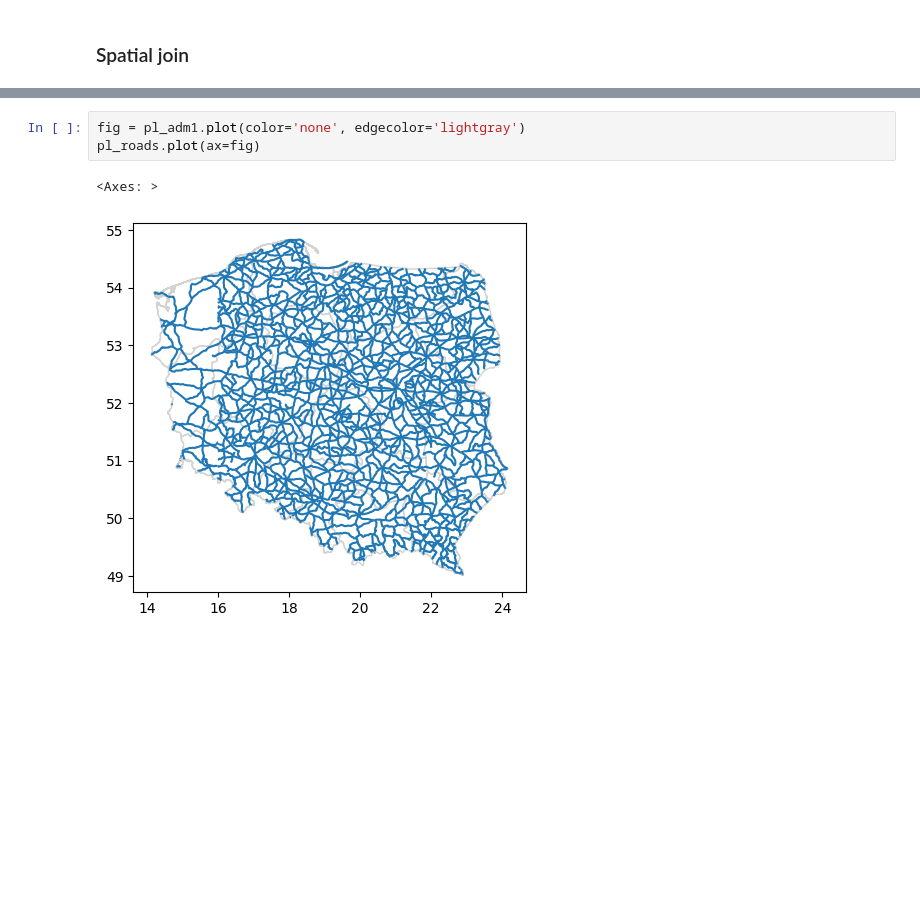
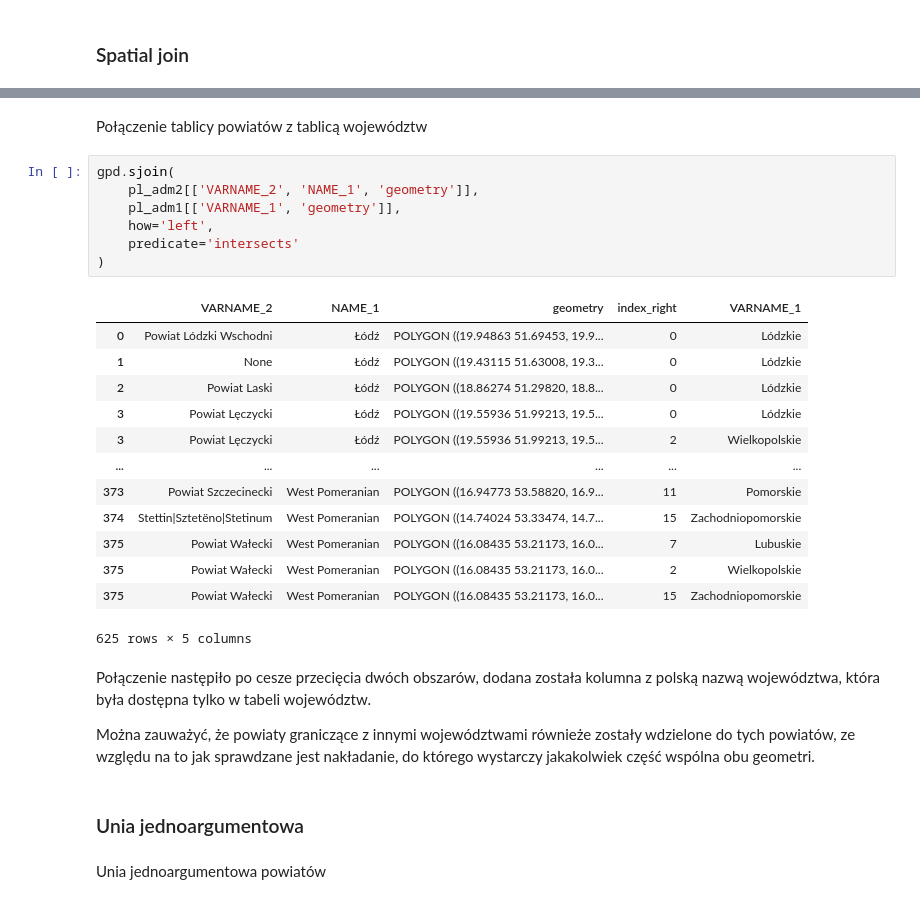
Before and after one commit to Chebawca21/spatial_operations, a Jupyter notebook: test.ipynb, the cells around one changed output, grey strips where cells are left out. Drawn from its saved outputs; the diff is of its cells as text; blank space fills up the shorter version.

```diff
--- a/test.ipynb
+++ b/test.ipynb
@@ -824,6 +881,31 @@ print(f"Is point_out2 in the polygon: {polygon.intersects(point_out2)} \nShould
-# %%
-fig = pl_adm1.plot(color='none', edgecolor='lightgray')
-pl_roads.plot(ax=fig)
-# %% [output]
-<Axes: >
-[figure, removed]
+# %% [markdown]
+Połączenie tablicy powiatów z tablicą województw
+# %%
+gpd.sjoin(
+    pl_adm2[['VARNAME_2', 'NAME_1', 'geometry']],
+    pl_adm1[['VARNAME_1', 'geometry']],
+    how='left',
+    predicate='intersects'
+)
+# %% [output]
+|  | VARNAME_2 | NAME_1 | geometry | index_right | VARNAME_1 |
+| 0 | Powiat Lódzki Wschodni | Łódź | POLYGON ((19.94863 51.69453, 19.9... | 0 | Lódzkie |
+| 1 | None | Łódź | POLYGON ((19.43115 51.63008, 19.3... | 0 | Lódzkie |
+| 2 | Powiat Laski | Łódź | POLYGON ((18.86274 51.29820, 18.8... | 0 | Lódzkie |
+| 3 | Powiat Lęczycki | Łódź | POLYGON ((19.55936 51.99213, 19.5... | 0 | Lódzkie |
+| 3 | Powiat Lęczycki | Łódź | POLYGON ((19.55936 51.99213, 19.5... | 2 | Wielkopolskie |
+| ... | ... | ... | ... | ... | ... |
+| 373 | Powiat Szczecinecki | West Pomeranian | POLYGON ((16.94773 53.58820, 16.9... | 11 | Pomorskie |
+| 374 | Stettin|Sztetëno|Stetinum | West Pomeranian | POLYGON ((14.74024 53.33474, 14.7... | 15 | Zachodniopomorskie |
+| 375 | Powiat Wałecki | West Pomeranian | POLYGON ((16.08435 53.21173, 16.0... | 7 | Lubuskie |
+| 375 | Powiat Wałecki | West Pomeranian | POLYGON ((16.08435 53.21173, 16.0... | 2 | Wielkopolskie |
+| 375 | Powiat Wałecki | West Pomeranian | POLYGON ((16.08435 53.21173, 16.0... | 15 | Zachodniopomorskie |
+625 rows × 5 columns
+# %% [markdown]
+Połączenie następiło po cesze przecięcia dwóch obszarów, dodana została kolumna z polską nazwą województwa, która była dostępna tylko w tabeli województw.
+
+Można zauważyć, że powiaty graniczące z innymi województwami równieże zostały wdzielone do tych powiatów, ze względu na to jak sprawdzane jest nakładanie, do którego wystarczy jakakolwiek część wspólna obu geometri.
+# %% [markdown]
+### Unia jednoargumentowa
+# %% [markdown]
+Unia jednoargumentowa powiatów
```
Also changed, not shown: parts of 44 cells of this notebook, 1 other file.
